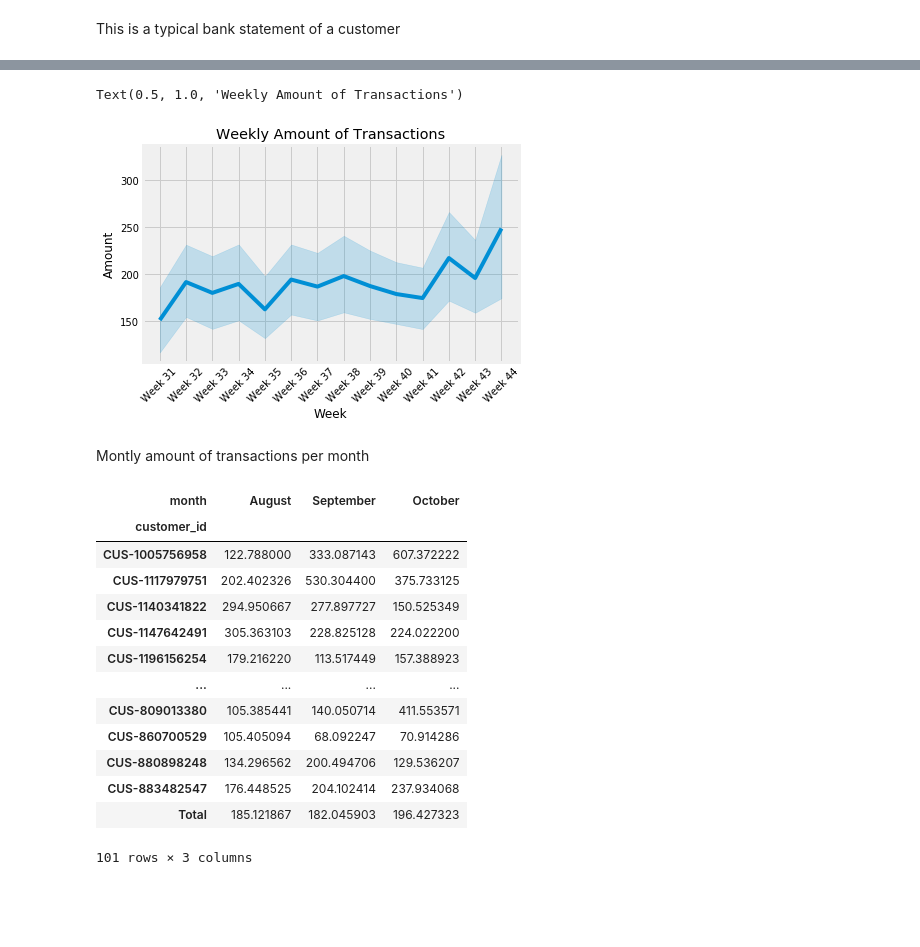
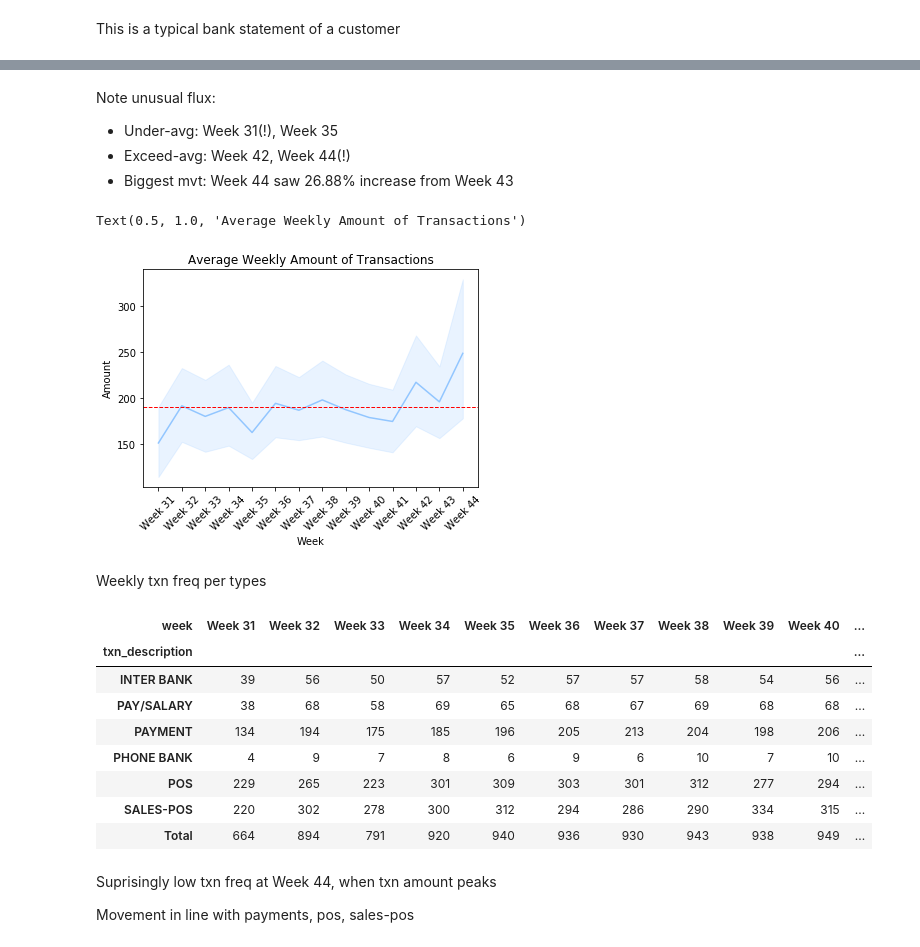
Before and after one commit to gtanubrata/Predicting-Annual-Salary, a Jupyter notebook: ANZ EDA.ipynb, the cells around one changed output, grey strips where cells are left out. Cells and saved outputs as stored; diff of their text form; code cells hidden in the pictures; blank space fills up the shorter version.

```diff
--- a/ANZ EDA.ipynb
+++ b/ANZ EDA.ipynb
@@ -27,7 +27,7 @@ import numpy as np
 import pandas as pd
 
 import matplotlib.pyplot as plt
-plt.style.use('fivethirtyeight')
+plt.style.use('seaborn-pastel')
 %matplotlib inline
 import seaborn as sns
 # %% [markdown]
@@ -532,5 +616,5 @@ Weekly amount of transaction per customer
 # %%
-week_amount = pd.pivot_table(data=df, values='amount', index='customer_id', columns='week',
+week_amount = pd.pivot_table(data=df, values='amount', index='txn_description', columns='week',
                              margins=True, margins_name='Total')
 week_amount
 # %% [output]
@@ -551,30 +630,33 @@ week_amount
+# %%
+avg_week_amount = np.mean(week_amount.iloc[-1,:-1])
+# %% [markdown]
+Note unusual flux:
+* Under-avg: Week 31(!), Week 35
+* Exceed-avg: Week 42, Week 44(!)
+* Biggest mvt: Week 44 saw 26.88% increase from Week 43
 # %%
 sns.lineplot(data=df, x='week', y='amount')
+plt.axhline(avg_week_amount, linestyle='dashed', color='r', linewidth=1)
 plt.xticks(rotation='45')
 plt.xlabel('Week')
 plt.ylabel('Amount')
-plt.title('Weekly Amount of Transactions')
+plt.title('Average Weekly Amount of Transactions')
 # %% [output]
-Text(0.5, 1.0, 'Weekly Amount of Transactions')
+Text(0.5, 1.0, 'Average Weekly Amount of Transactions')
-[figure, old version]
+[figure, new version]
-# %% [markdown]
-Montly amount of transactions per month
+# %% [markdown]
+Weekly txn freq per types
 # %%
-month_amount = pd.pivot_table(data=df, index='customer_id', columns='month',
-                           values='amount', margins=True, margins_name='Total')
-month_amount.reindex(columns=['August', 'September', 'October'])
+week_freq = pd.pivot_table(data=df, values='amount', index='txn_description', columns='week', aggfunc='count',
+                           margins=True, margins_name='Total')
+week_freq
 # %% [output]
-| month | August | September | October |
-| customer_id |  |  |  |
-| CUS-1005756958 | 122.788000 | 333.087143 | 607.372222 |
-| CUS-1117979751 | 202.402326 | 530.304400 | 375.733125 |
-| CUS-1140341822 | 294.950667 | 277.897727 | 150.525349 |
-| CUS-1147642491 | 305.363103 | 228.825128 | 224.022200 |
-| CUS-1196156254 | 179.216220 | 113.517449 | 157.388923 |
-| ... | ... | ... | ... |
-| CUS-809013380 | 105.385441 | 140.050714 | 411.553571 |
-| CUS-860700529 | 105.405094 | 68.092247 | 70.914286 |
-| CUS-880898248 | 134.296562 | 200.494706 | 129.536207 |
-| CUS-883482547 | 176.448525 | 204.102414 | 237.934068 |
-| Total | 185.121867 | 182.045903 | 196.427323 |
+| week | Week 31 | Week 32 | Week 33 | Week 34 | Week 35 | Week 36 | Week 37 | Week 38 | Week 39 | Week 40 | ... |
+| txn_description |  |  |  |  |  |  |  |  |  |  | ... |
+| INTER BANK | 39 | 56 | 50 | 57 | 52 | 57 | 57 | 58 | 54 | 56 | ... |
+| PAY/SALARY | 38 | 68 | 58 | 69 | 65 | 68 | 67 | 69 | 68 | 68 | ... |
+| PAYMENT | 134 | 194 | 175 | 185 | 196 | 205 | 213 | 204 | 198 | 206 | ... |
+| PHONE BANK | 4 | 9 | 7 | 8 | 6 | 9 | 6 | 10 | 7 | 10 | ... |
+| POS | 229 | 265 | 223 | 301 | 309 | 303 | 301 | 312 | 277 | 294 | ... |
+| SALES-POS | 220 | 302 | 278 | 300 | 312 | 294 | 286 | 290 | 334 | 315 | ... |
+| Total | 664 | 894 | 791 | 920 | 940 | 936 | 930 | 943 | 938 | 949 | ... |
-101 rows × 3 columns
@@ -580,0 +665,4 @@ month_amount.reindex(columns=['August', 'September', 'October'])
+# %% [markdown]
+Suprisingly low txn freq at Week 44, when txn amount peaks
+
+Movement in line with payments, pos, sales-pos
```
Also changed, not shown: parts of 41 cells of this notebook.
